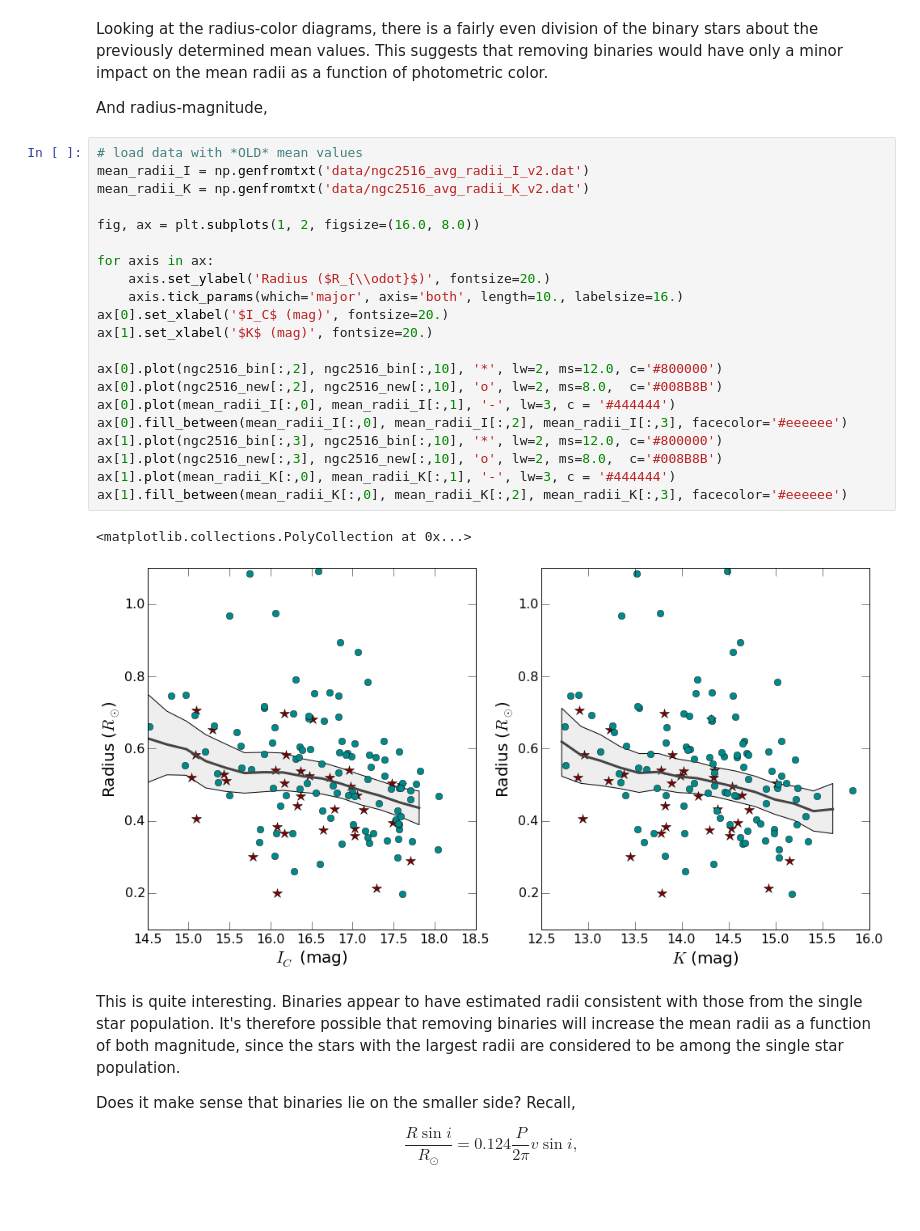
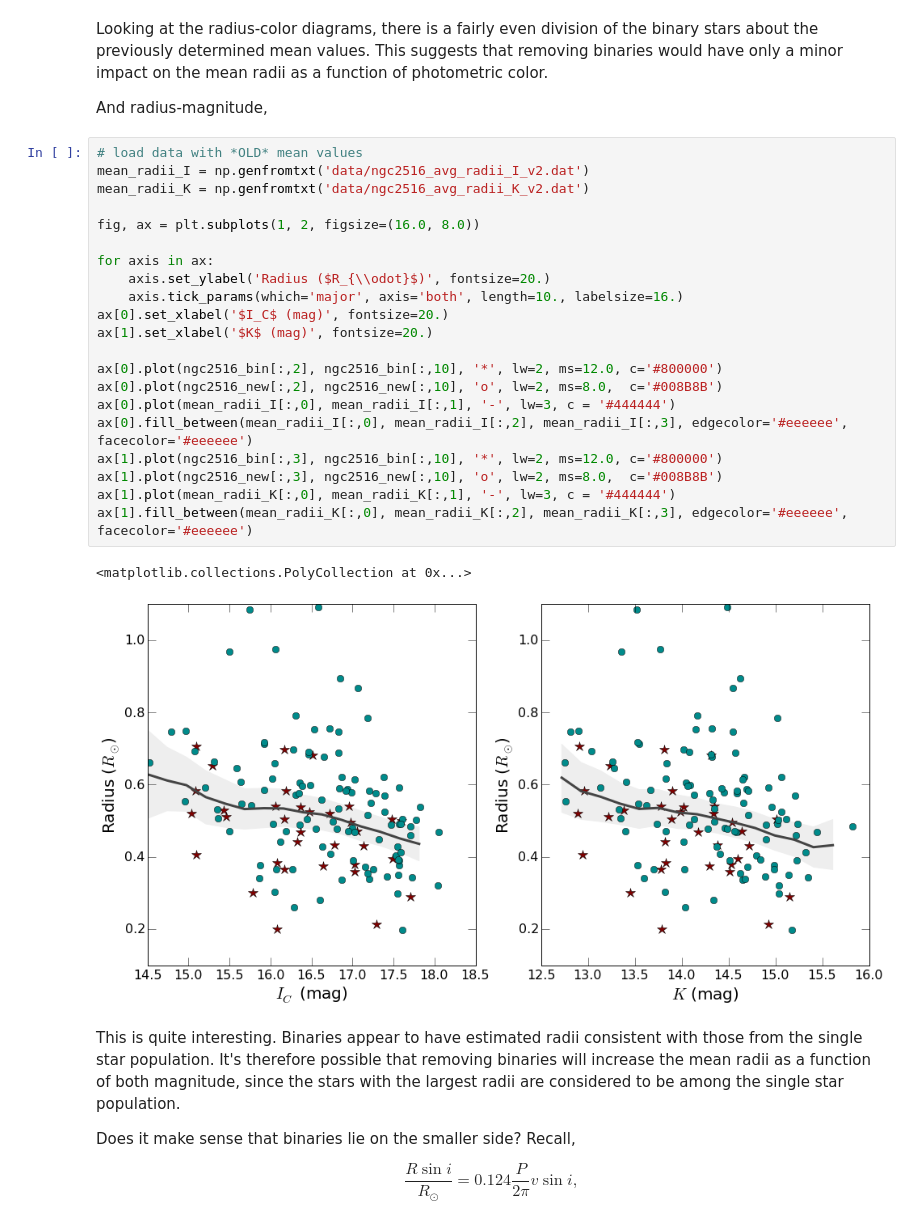
Before and after one commit to gfeiden/Notebook, a Jupyter notebook: Projects/ngc2516_spots/possible_binaries.ipynb, the cells around one changed output. Drawn from its saved outputs; the diff is of its cells as text.

```diff
--- a/Projects/ngc2516_spots/possible_binaries.ipynb
+++ b/Projects/ngc2516_spots/possible_binaries.ipynb
@@ -171,27 +171,27 @@ And radius-magnitude,
 # %%
 # load data with *OLD* mean values
 mean_radii_I = np.genfromtxt('data/ngc2516_avg_radii_I_v2.dat')
 mean_radii_K = np.genfromtxt('data/ngc2516_avg_radii_K_v2.dat')
 
 fig, ax = plt.subplots(1, 2, figsize=(16.0, 8.0))
 
 for axis in ax:
     axis.set_ylabel('Radius ($R_{\\odot}$)', fontsize=20.)
     axis.tick_params(which='major', axis='both', length=10., labelsize=16.)
 ax[0].set_xlabel('$I_C$ (mag)', fontsize=20.)
 ax[1].set_xlabel('$K$ (mag)', fontsize=20.)
 
 ax[0].plot(ngc2516_bin[:,2], ngc2516_bin[:,10], '*', lw=2, ms=12.0, c='#800000')
 ax[0].plot(ngc2516_new[:,2], ngc2516_new[:,10], 'o', lw=2, ms=8.0,  c='#008B8B')
 ax[0].plot(mean_radii_I[:,0], mean_radii_I[:,1], '-', lw=3, c = '#444444')
-ax[0].fill_between(mean_radii_I[:,0], mean_radii_I[:,2], mean_radii_I[:,3], facecolor='#eeeeee')
+ax[0].fill_between(mean_radii_I[:,0], mean_radii_I[:,2], mean_radii_I[:,3], edgecolor='#eeeeee', facecolor='#eeeeee')
 ax[1].plot(ngc2516_bin[:,3], ngc2516_bin[:,10], '*', lw=2, ms=12.0, c='#800000')
 ax[1].plot(ngc2516_new[:,3], ngc2516_new[:,10], 'o', lw=2, ms=8.0,  c='#008B8B')
 ax[1].plot(mean_radii_K[:,0], mean_radii_K[:,1], '-', lw=3, c = '#444444')
-ax[1].fill_between(mean_radii_K[:,0], mean_radii_K[:,2], mean_radii_K[:,3], facecolor='#eeeeee')
+ax[1].fill_between(mean_radii_K[:,0], mean_radii_K[:,2], mean_radii_K[:,3], edgecolor='#eeeeee', facecolor='#eeeeee')
 # %% [output]
 <matplotlib.collections.PolyCollection at 0x...>
-[figure, old version]
+[figure, new version]
 # %% [markdown]
 This is quite interesting. Binaries appear to have estimated radii consistent with those from the single star population. It's therefore possible that removing binaries will increase the mean radii as a function of both magnitude, since the stars with the largest radii are considered to be among the single star population.
 
```
Also changed, not shown: parts of 1 cell of this notebook, 4 other files.
